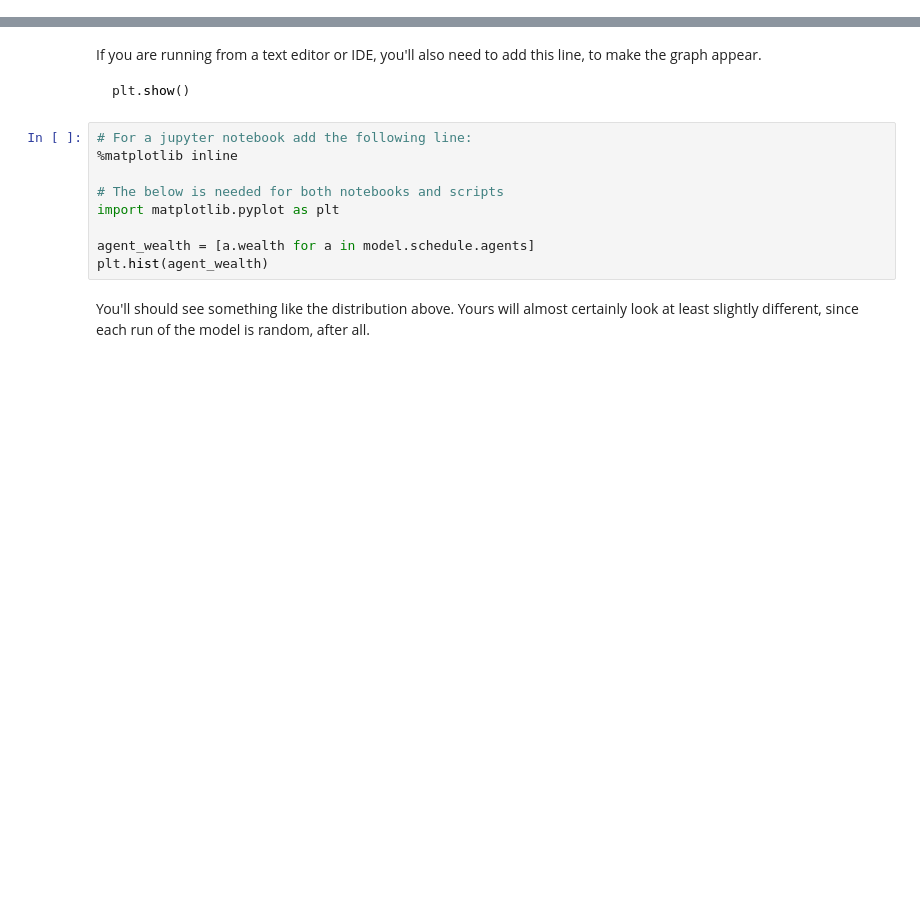
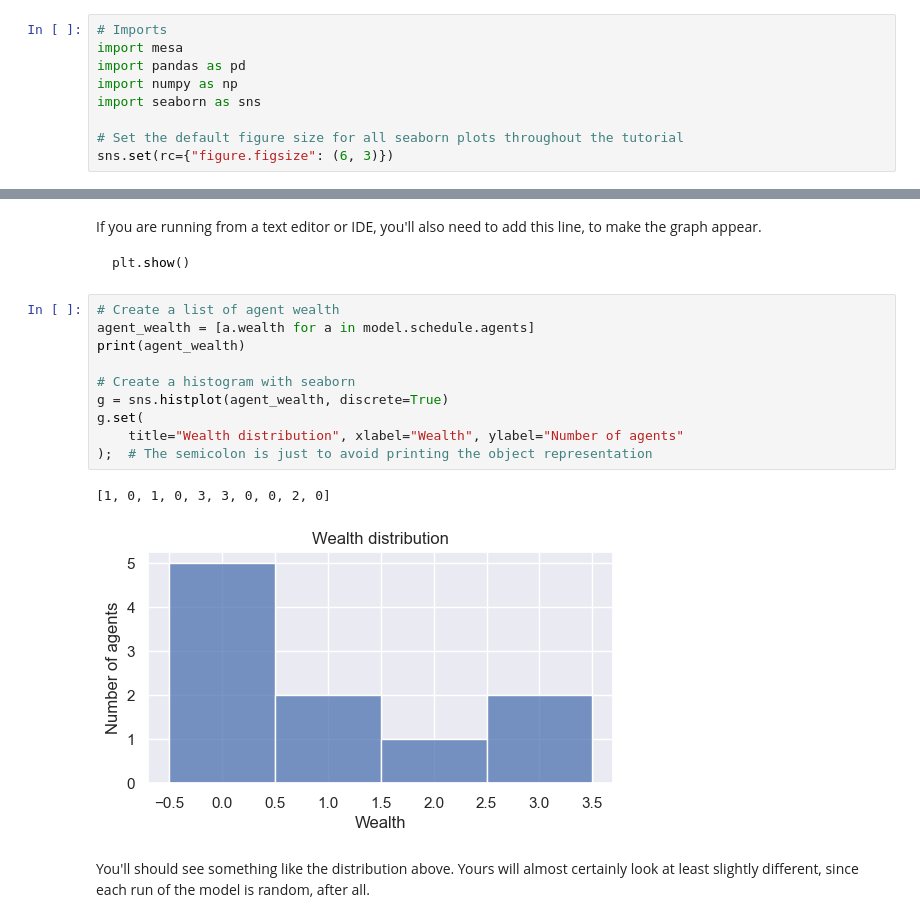
Before and after one commit to projectmesa/mesa, a Jupyter notebook: docs/tutorials/intro_tutorial.ipynb, the cells around one changed output, grey strips where cells are left out. Cells and saved outputs as stored; diff of their text form; blank space fills up the shorter version.

````diff
--- a/docs/tutorials/intro_tutorial.ipynb
+++ b/docs/tutorials/intro_tutorial.ipynb
@@ -24,0 +25,9 @@ Let's get started.
+# %%
+# Imports
+import mesa
+import pandas as pd
+import numpy as np
+import seaborn as sns
+
+# Set the default figure size for all seaborn plots throughout the tutorial
+sns.set(rc={"figure.figsize": (6, 3)})
@@ -188,15 +209,19 @@ If you are running from a text editor or IDE, you'll also need to add this line,
 ```python
 plt.show()
 ```
-# %%
-# For a jupyter notebook add the following line:
-%matplotlib inline
-
-# The below is needed for both notebooks and scripts
-import matplotlib.pyplot as plt
-
-agent_wealth = [a.wealth for a in model.schedule.agents]
-plt.hist(agent_wealth)
+# %%
+# Create a list of agent wealth
+agent_wealth = [a.wealth for a in model.schedule.agents]
+print(agent_wealth)
+
+# Create a histogram with seaborn
+g = sns.histplot(agent_wealth, discrete=True)
+g.set(
+    title="Wealth distribution", xlabel="Wealth", ylabel="Number of agents"
+);  # The semicolon is just to avoid printing the object representation
+# %% [output]
+[1, 0, 1, 0, 3, 3, 0, 0, 2, 0]
+[figure, added]
 # %% [markdown]
 You'll should see something like the distribution above. Yours will almost certainly look at least slightly different, since each run of the model is random, after all.
 # %% [markdown]
````
Also changed, not shown: parts of 57 cells of this notebook, 2 other files.
